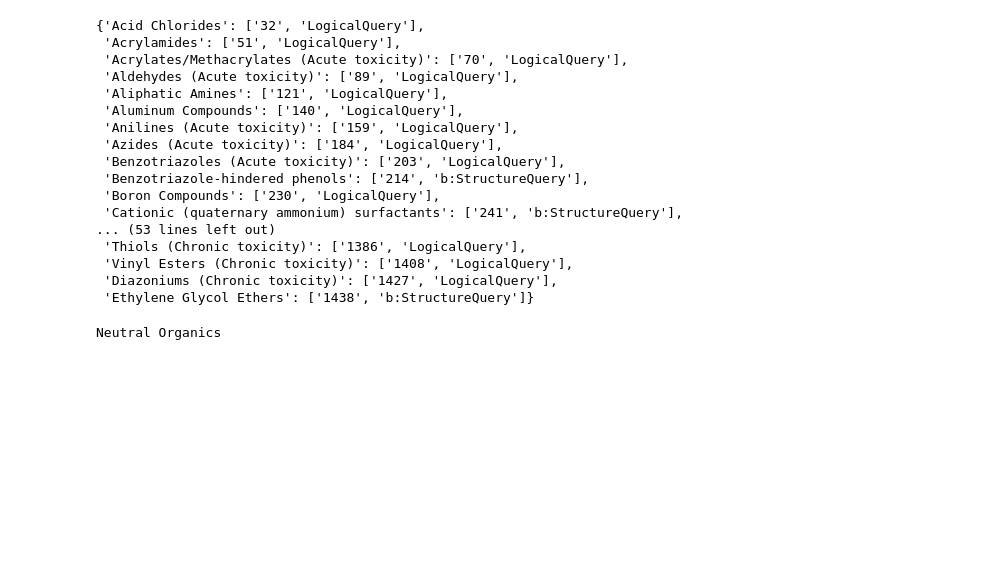
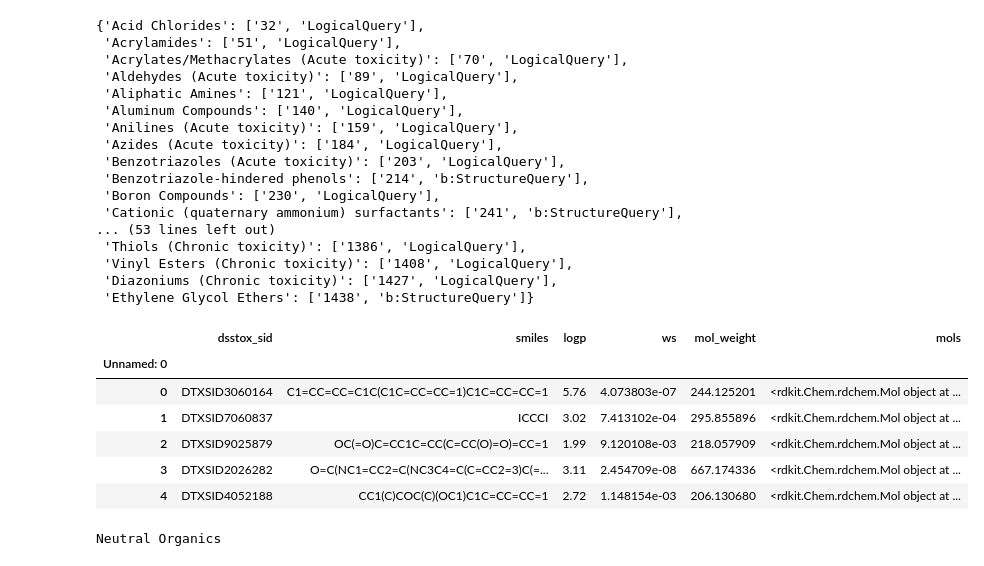
Before and after one commit to laxleary/EPA_Categories, a Jupyter notebook: tester.ipynb, the cells around one changed output. Drawn from its saved outputs; the diff is of its cells as text; code cells hidden in the pictures; blank space fills up the shorter version.

Commit message:
README prepared

```diff
--- a/tester.ipynb
+++ b/tester.ipynb
@@ -137,3 +202,15 @@ new_test_chems = [{'dsstox_sid': 'DTXSID3060164',
+# %%
+test_chems_df = pd.read_csv('data/raw/readme_examples.csv').set_index('Unnamed: 0', drop = True)
+test_chems_df['mols'] = [Chem.MolFromSmiles(smile) for smile in test_chems_df['smiles']]
+test_chems_df
+# %% [output]
+|  | dsstox_sid | smiles | logp | ws | mol_weight | mols |
+| Unnamed: 0 |  |  |  |  |  |  |
+| 0 | DTXSID3060164 | C1=CC=CC=C1C(C1C=CC=CC=1)C1C=CC=CC=1 | 5.76 | 4.073803e-07 | 244.125201 | <rdkit.Chem.rdchem.Mol object at ... |
+| 1 | DTXSID7060837 | ICCCI | 3.02 | 7.413102e-04 | 295.855896 | <rdkit.Chem.rdchem.Mol object at ... |
+| 2 | DTXSID9025879 | OC(=O)C=CC1C=CC(C=CC(O)=O)=CC=1 | 1.99 | 9.120108e-03 | 218.057909 | <rdkit.Chem.rdchem.Mol object at ... |
+| 3 | DTXSID2026282 | O=C(NC1=CC2=C(NC3C4=C(C=CC2=3)C(=... | 3.11 | 2.454709e-08 | 667.174336 | <rdkit.Chem.rdchem.Mol object at ... |
+| 4 | DTXSID4052188 | CC1(C)COC(C)(OC1)C1C=CC=CC=1 | 2.72 | 1.148154e-03 | 206.130680 | <rdkit.Chem.rdchem.Mol object at ... |
 # %%
 df = queryAll(new_test_chems[0])
 for category in all_tests.keys():
```
Also changed, not shown: parts of 16 cells of this notebook, 2 other files.
